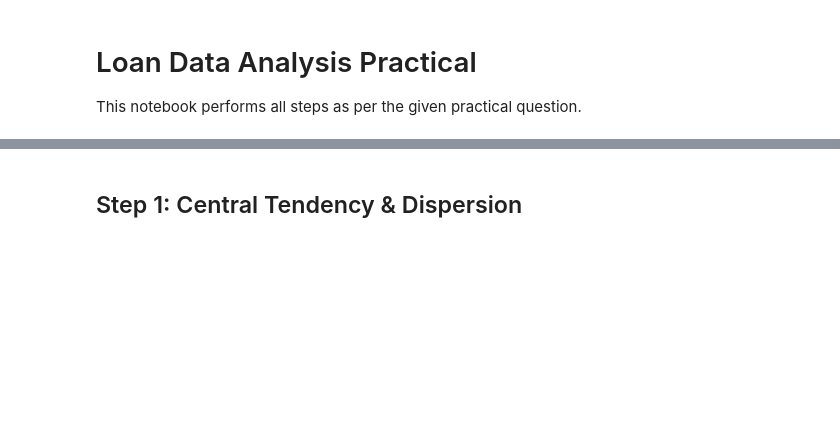
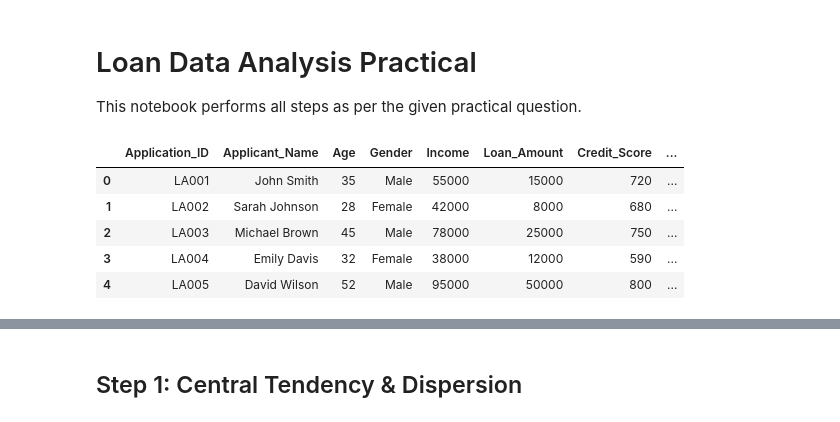
Before and after one commit to parthpbhagat/final-math-practical, a Jupyter notebook: final_pr.ipynb, the cells around one changed output, grey strips where cells are left out. Cells and saved outputs as stored; diff of their text form; code cells hidden in the pictures; blank space fills up the shorter version.

```diff
--- a/final_pr.ipynb
+++ b/final_pr.ipynb
@@ -13,5 +13,12 @@ from math import acos, degrees
 # %%
 
 # Load dataset
-df = pd.read_csv("loan_applications (1).csv")
+df = pd.read_csv("loan_data.csv")
 df.head()
+# %% [output]
+|  | Application_ID | Applicant_Name | Age | Gender | Income | Loan_Amount | Credit_Score | ... |
+| 0 | LA001 | John Smith | 35 | Male | 55000 | 15000 | 720 | ... |
+| 1 | LA002 | Sarah Johnson | 28 | Female | 42000 | 8000 | 680 | ... |
+| 2 | LA003 | Michael Brown | 45 | Male | 78000 | 25000 | 750 | ... |
+| 3 | LA004 | Emily Davis | 32 | Female | 38000 | 12000 | 590 | ... |
+| 4 | LA005 | David Wilson | 52 | Male | 95000 | 50000 | 800 | ... |
```
Also changed, not shown: parts of 27 cells of this notebook.
